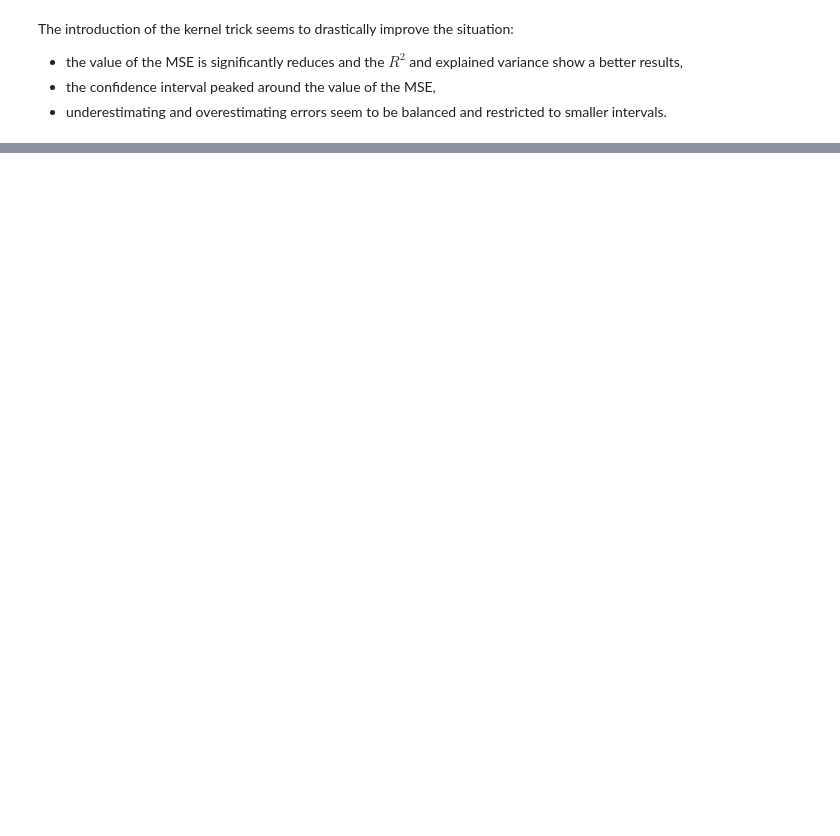
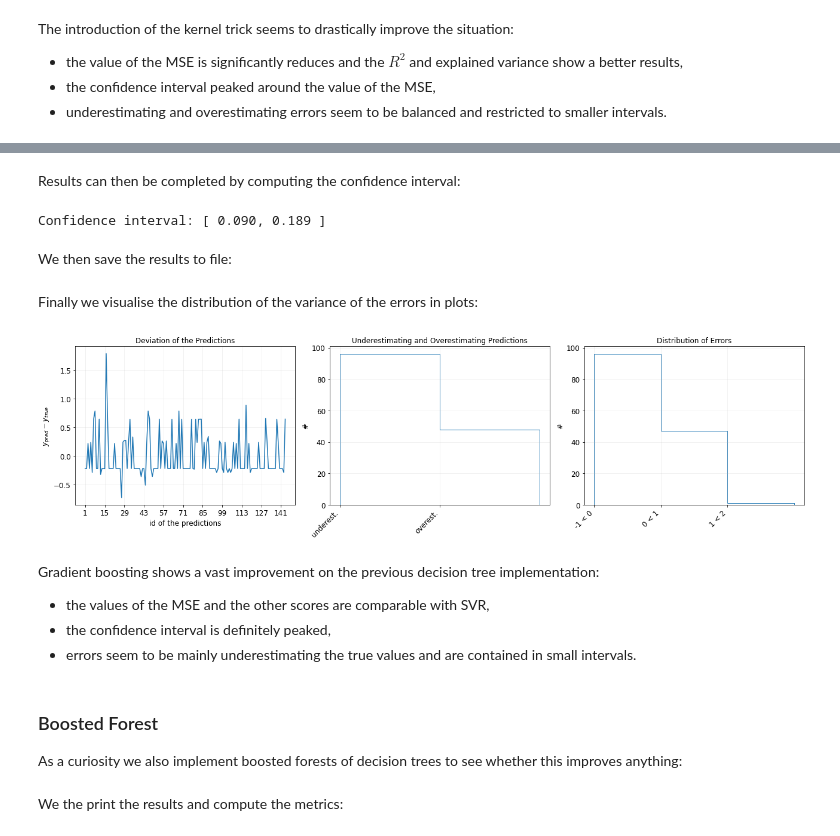
Before and after one commit to thesfinox/ml-sft-trunc, a Jupyter notebook: sft_level_trunc_analysis.ipynb, the cells around one changed output, grey strips where cells are left out. Cells and saved outputs as stored; diff of their text form; code cells hidden in the pictures; blank space fills up the shorter version.

```diff
--- a/sft_level_trunc_analysis.ipynb
+++ b/sft_level_trunc_analysis.ipynb
@@ -947,13 +1015,8 @@ svr_rbf.fit(X_train, y_train.ravel()) #------------------------ fit again on the
 y_dev_pred = svr_rbf.predict(X_dev).reshape(-1,1) #------------ compute predictions
 
 print('Results for SVR (rbf kernel):\n')
-print('  Best parameters:\n')
-for name, value in zip(hyp_names, svr_rbf_res.x):
-    print('    {}: {}'.format(name, value))
-
-print('\n  MSE:  {:.3f}'.format(mean_squared_error(y_dev, y_dev_pred)))
-print('  R2:   {:.3f}'.format(r2_score(y_dev, y_dev_pred)))
-print('  EVAR: {:.3f}'.format(explained_variance_score(y_dev, y_dev_pred)))
+print_hyperparameters(hyp_names, svr_rbf_res)
+print_metrics(y_dev, y_dev_pred)
 # %% [output]
 Results for SVR (rbf kernel):
 
@@ -994,0 +1266,15 @@ The introduction of the kernel trick seems to drastically improve the situation:
+# %%
+# retrieve best results, fit to the training set and print
+params = dict(zip(hyp_names, bst_tree_res.x)) #------------------------------------------ set parameters to best possible choice
+num_boost_round = params['num_boost_round'] #-------------------------------------------- save the value of the boosting rounds
+params = {key: value for key, value in params.items() if key != 'num_boost_round'} #----- create new dictionary w/o boosting rounds
+bst_tree = xgb.train(params,
+                     dtrain,
+                     num_boost_round=num_boost_round,
+                     evals=[(ddev, 'eval'), (dtrain, 'train')],
+                     verbose_eval=False) #----------------------------------------------- fit again on the training set
+y_dev_pred = bst_tree.predict(ddev).reshape(-1,1) #-------------------------------------- compute predictions
+
+print('Results for the boosted trees:\n')
+print_hyperparameters(hyp_names, bst_tree_res)
+print_metrics(y_dev, y_dev_pred)
@@ -994,0 +1299,9 @@ The introduction of the kernel trick seems to drastically improve the situation:
+# %% [markdown]
+Results can then be completed by computing the confidence interval:
+# %%
+conf_interval = confidence_interval(y_dev, y_dev_pred, confidence=confidence)
+print('Confidence interval: [ {:.3f}, {:.3f} ]'.format(conf_interval[0].squeeze(), conf_interval[1].squeeze()))
+# %% [output]
+Confidence interval: [ 0.090, 0.189 ]
+# %% [markdown]
+We then save the results to file:
@@ -994,0 +1311,18 @@ The introduction of the kernel trick seems to drastically improve the situation:
+# %% [markdown]
+Finally we visualise the distribution of the variance of the errors in plots:
+# %%
+plot = error_visualisation(y_dev, y_dev_pred)
+plot.save_and_close(path.join(IMG_PATH, 'bst_tree_errors'))
+log.debug('Boosted tree plot saved.')
+# %% [output]
+[figure, added]
+# %% [markdown]
+Gradient boosting shows a vast improvement on the previous decision tree implementation:
+
+- the values of the MSE and the other scores are comparable with SVR,
+- the confidence interval is definitely peaked,
+- errors seem to be mainly underestimating the true values and are contained in small intervals.
+# %% [markdown]
+### Boosted Forest
+
+As a curiosity we also implement boosted forests of decision trees to see whether this improves anything:
@@ -994,0 +1403,2 @@ The introduction of the kernel trick seems to drastically improve the situation:
+# %% [markdown]
+We the print the results and compute the metrics:
```
Also changed, not shown: parts of 65 cells of this notebook.
